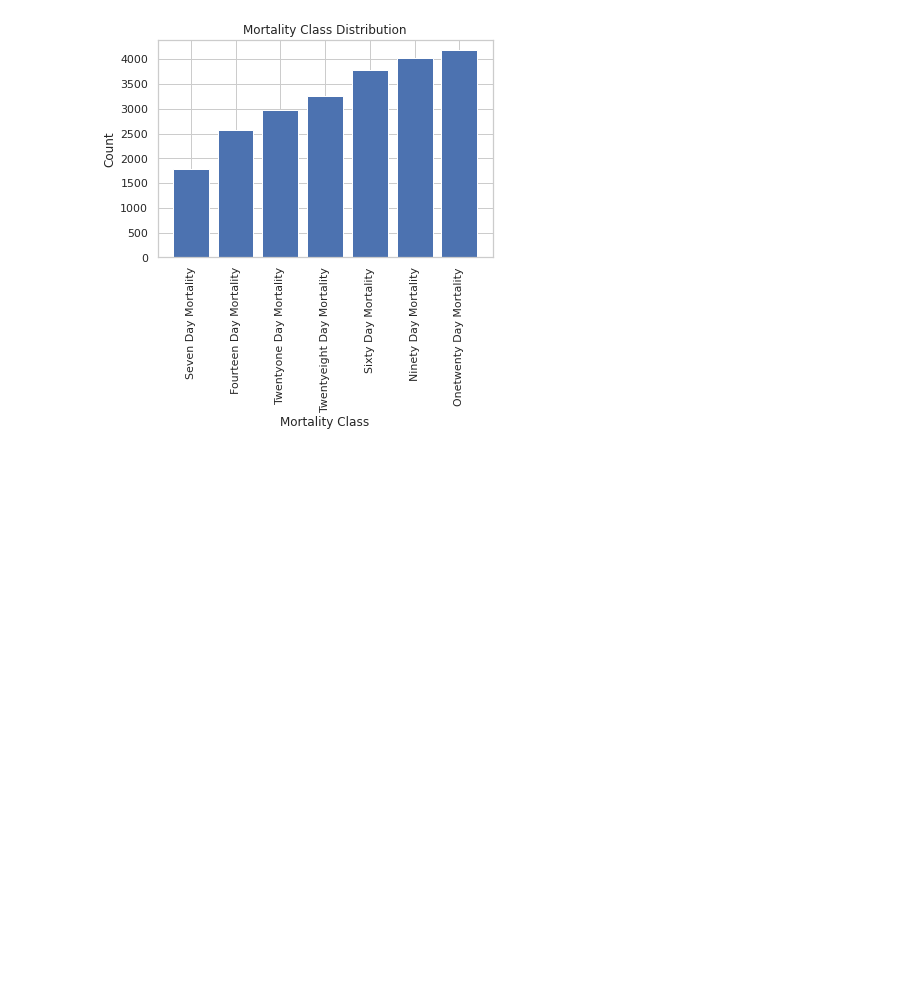
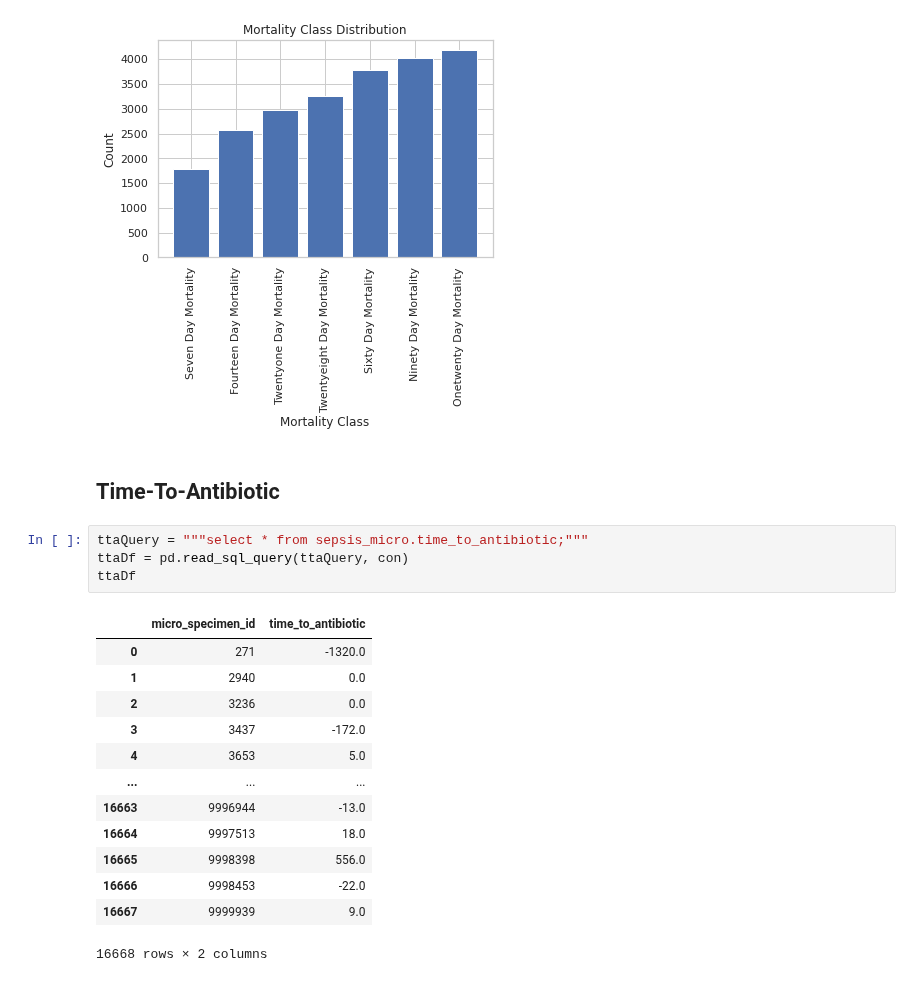
Before and after one commit to ryashpal/ML, a Jupyter notebook: mortality/sepsis_micro/02_explore_before.ipynb, the cells around one changed output. Saved outputs shown, nothing was run; the diff lists cells and outputs as text; blank space fills up the shorter version.

```diff
--- a/mortality/sepsis_micro/02_explore_before.ipynb
+++ b/mortality/sepsis_micro/02_explore_before.ipynb
@@ -281,3 +281,23 @@ ax.set_xlabel('Mortality Class')
 # %% [output]
 Text(0.5, 0, 'Mortality Class')
 [figure]
+# %% [markdown]
+## Time-To-Antibiotic
+# %%
+ttaQuery = """select * from sepsis_micro.time_to_antibiotic;"""
+ttaDf = pd.read_sql_query(ttaQuery, con)
+ttaDf
+# %% [output]
+|  | micro_specimen_id | time_to_antibiotic |
+| 0 | 271 | -1320.0 |
+| 1 | 2940 | 0.0 |
+| 2 | 3236 | 0.0 |
+| 3 | 3437 | -172.0 |
+| 4 | 3653 | 5.0 |
+| ... | ... | ... |
+| 16663 | 9996944 | -13.0 |
+| 16664 | 9997513 | 18.0 |
+| 16665 | 9998398 | 556.0 |
+| 16666 | 9998453 | -22.0 |
+| 16667 | 9999939 | 9.0 |
+16668 rows × 2 columns
```
Also changed, not shown: parts of 2 cells of this notebook, 13 other files.
